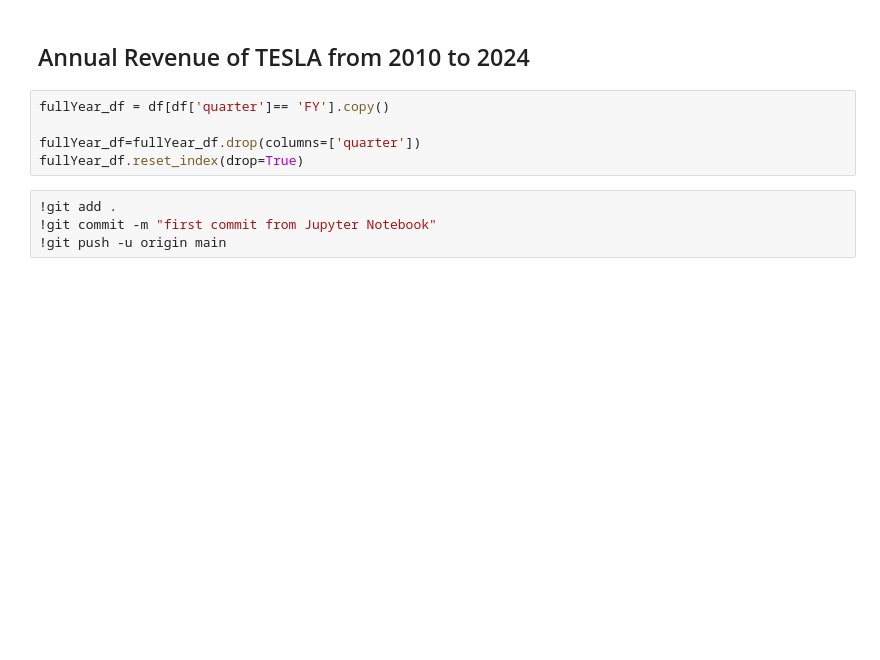
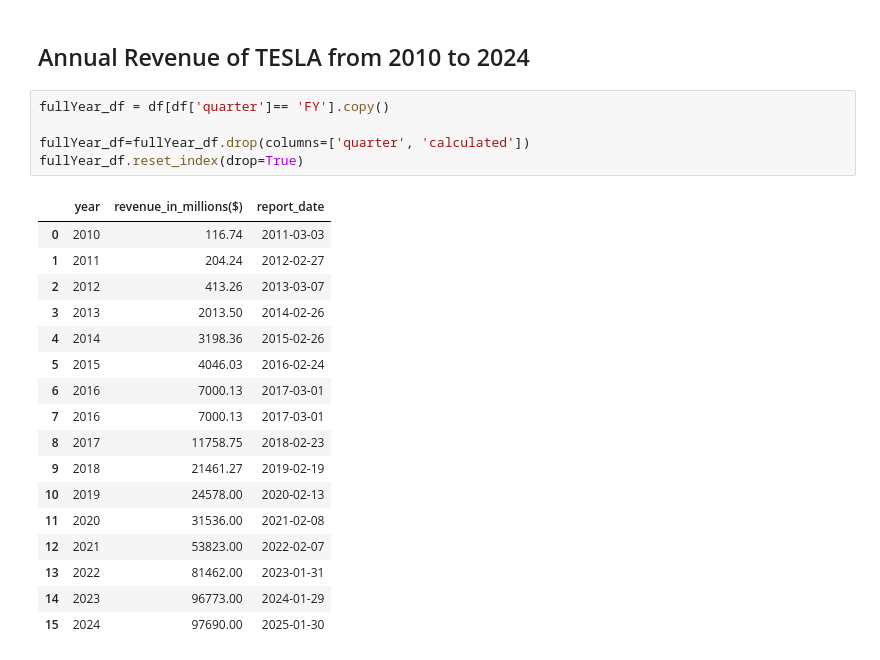
Before and after one commit to SolomonM-Kebede/Tesla-Revenue-and-Stock-data-Analysis, a Jupyter notebook: TeslaStock.ipynb, the cells around one changed output. Saved outputs shown, nothing was run; the diff lists cells and outputs as text; blank space fills up the shorter version.

Commit message:
first commit from Jupyter Notebook

```diff
--- a/TeslaStock.ipynb
+++ b/TeslaStock.ipynb
@@ -352,9 +388,23 @@ print(df)
 # %%
 fullYear_df = df[df['quarter']== 'FY'].copy()
 
-fullYear_df=fullYear_df.drop(columns=['quarter'])
+fullYear_df=fullYear_df.drop(columns=['quarter', 'calculated'])
 fullYear_df.reset_index(drop=True)
+# %% [output]
+|  | year | revenue_in_millions($) | report_date |
+| 0 | 2010 | 116.74 | 2011-03-03 |
+| 1 | 2011 | 204.24 | 2012-02-27 |
+| 2 | 2012 | 413.26 | 2013-03-07 |
+| 3 | 2013 | 2013.50 | 2014-02-26 |
+| 4 | 2014 | 3198.36 | 2015-02-26 |
+| 5 | 2015 | 4046.03 | 2016-02-24 |
+| 6 | 2016 | 7000.13 | 2017-03-01 |
+| 7 | 2016 | 7000.13 | 2017-03-01 |
+| 8 | 2017 | 11758.75 | 2018-02-23 |
+| 9 | 2018 | 21461.27 | 2019-02-19 |
+| 10 | 2019 | 24578.00 | 2020-02-13 |
+| 11 | 2020 | 31536.00 | 2021-02-08 |
+| 12 | 2021 | 53823.00 | 2022-02-07 |
+| 13 | 2022 | 81462.00 | 2023-01-31 |
+| 14 | 2023 | 96773.00 | 2024-01-29 |
+| 15 | 2024 | 97690.00 | 2025-01-30 |
-# %%
-!git add .
-!git commit -m "first commit from Jupyter Notebook"
-!git push -u origin main
```
Also changed, not shown: parts of 9 cells of this notebook, 4 other files.
